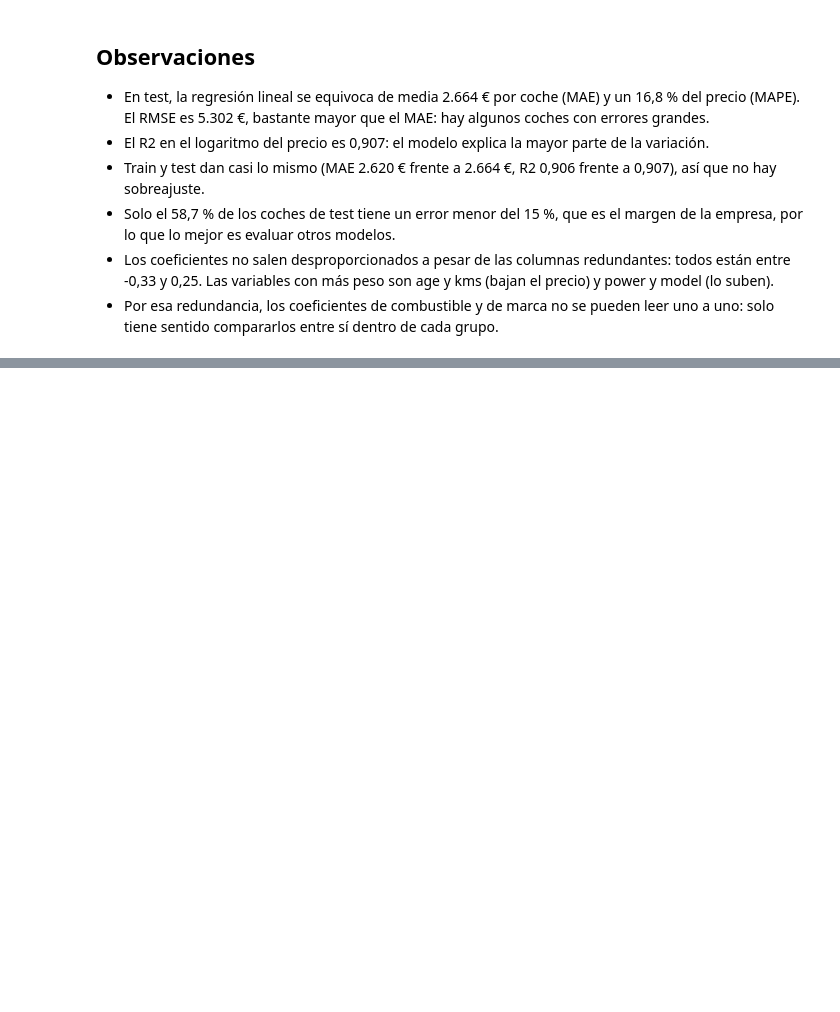
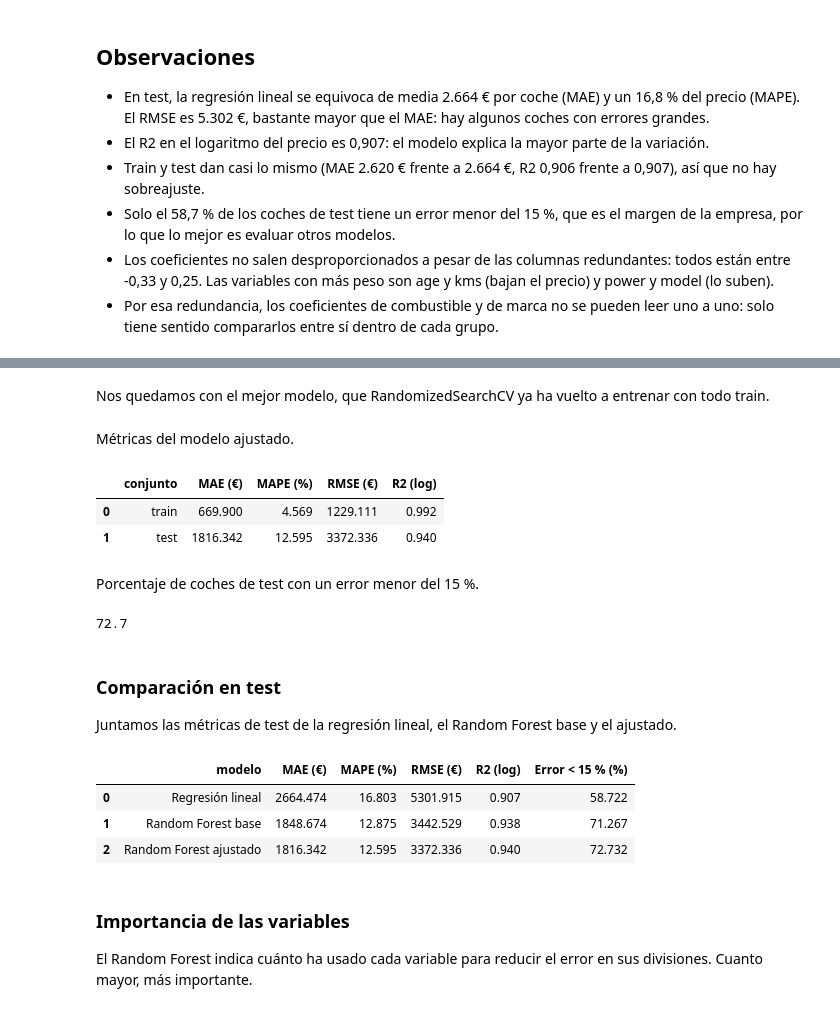
Before and after one commit to rusamen86/tfm-p1-precio-coches, a Jupyter notebook: notebooks/04_modelado.ipynb, the cells around one changed output, grey strips where cells are left out. Cells and saved outputs as stored; diff of their text form; code cells hidden in the pictures; blank space fills up the shorter version.

```diff
--- a/notebooks/04_modelado.ipynb
+++ b/notebooks/04_modelado.ipynb
@@ -162,0 +264,2 @@ metricas.to_csv('../outputs/metricas_lineal.csv', index=False)
+# %% [markdown]
+Nos quedamos con el mejor modelo, que RandomizedSearchCV ya ha vuelto a entrenar con todo train.
@@ -162,0 +270,2 @@ metricas.to_csv('../outputs/metricas_lineal.csv', index=False)
+# %% [markdown]
+Métricas del modelo ajustado.
@@ -162,0 +277,49 @@ metricas.to_csv('../outputs/metricas_lineal.csv', index=False)
+# %%
+rfm_mae_test = mean_absolute_error(real_test, rfm_pred_test)
+rfm_mape_test = mean_absolute_percentage_error(real_test, rfm_pred_test) * 100
+rfm_rmse_test = np.sqrt(mean_squared_error(real_test, rfm_pred_test))
+rfm_r2_test = r2_score(y_test, np.log(rfm_pred_test))
+# %%
+metricas_rfm = pd.DataFrame({
+    'conjunto': ['train', 'test'],
+    'MAE (€)': [rfm_mae_train, rfm_mae_test],
+    'MAPE (%)': [rfm_mape_train, rfm_mape_test],
+    'RMSE (€)': [rfm_rmse_train, rfm_rmse_test],
+    'R2 (log)': [rfm_r2_train, rfm_r2_test]
+})
+metricas_rfm.round(3)
+# %% [output]
+|  | conjunto | MAE (€) | MAPE (%) | RMSE (€) | R2 (log) |
+| 0 | train | 669.900 | 4.569 | 1229.111 | 0.992 |
+| 1 | test | 1816.342 | 12.595 | 3372.336 | 0.940 |
+# %% [markdown]
+Porcentaje de coches de test con un error menor del 15 %.
+# %%
+rfm_error_relativo = np.abs(rfm_pred_test - real_test) / real_test
+rfm_dentro_margen = (rfm_error_relativo < 0.15).mean() * 100
+print(round(rfm_dentro_margen, 1))
+# %% [output]
+72.7
+# %% [markdown]
+### Comparación en test
+
+Juntamos las métricas de test de la regresión lineal, el Random Forest base y el ajustado.
+# %%
+comparacion = pd.DataFrame({
+    'modelo': ['Regresión lineal', 'Random Forest base', 'Random Forest ajustado'],
+    'MAE (€)': [mae_test, rf_mae_test, rfm_mae_test],
+    'MAPE (%)': [mape_test, rf_mape_test, rfm_mape_test],
+    'RMSE (€)': [rmse_test, rf_rmse_test, rfm_rmse_test],
+    'R2 (log)': [r2_test, rf_r2_test, rfm_r2_test],
+    'Error < 15 % (%)': [dentro_margen, rf_dentro_margen, rfm_dentro_margen]
+})
+comparacion.round(3)
+# %% [output]
+|  | modelo | MAE (€) | MAPE (%) | RMSE (€) | R2 (log) | Error < 15 % (%) |
+| 0 | Regresión lineal | 2664.474 | 16.803 | 5301.915 | 0.907 | 58.722 |
+| 1 | Random Forest base | 1848.674 | 12.875 | 3442.529 | 0.938 | 71.267 |
+| 2 | Random Forest ajustado | 1816.342 | 12.595 | 3372.336 | 0.940 | 72.732 |
+# %% [markdown]
+### Importancia de las variables
+
+El Random Forest indica cuánto ha usado cada variable para reducir el error en sus divisiones. Cuanto mayor, más importante.
```
Also changed, not shown: parts of 27 cells of this notebook, 3 other files.
